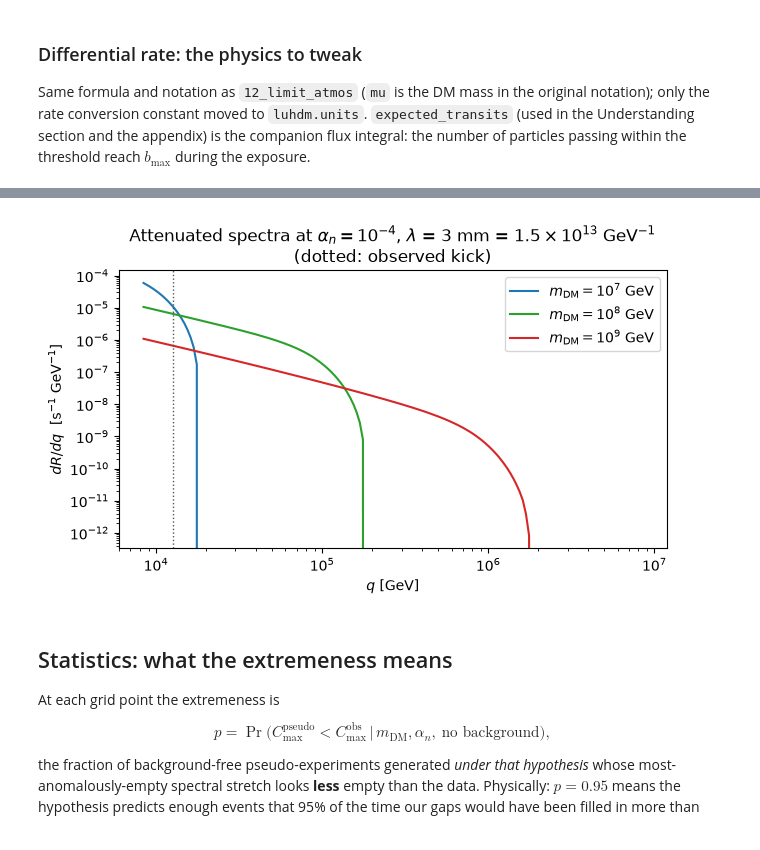
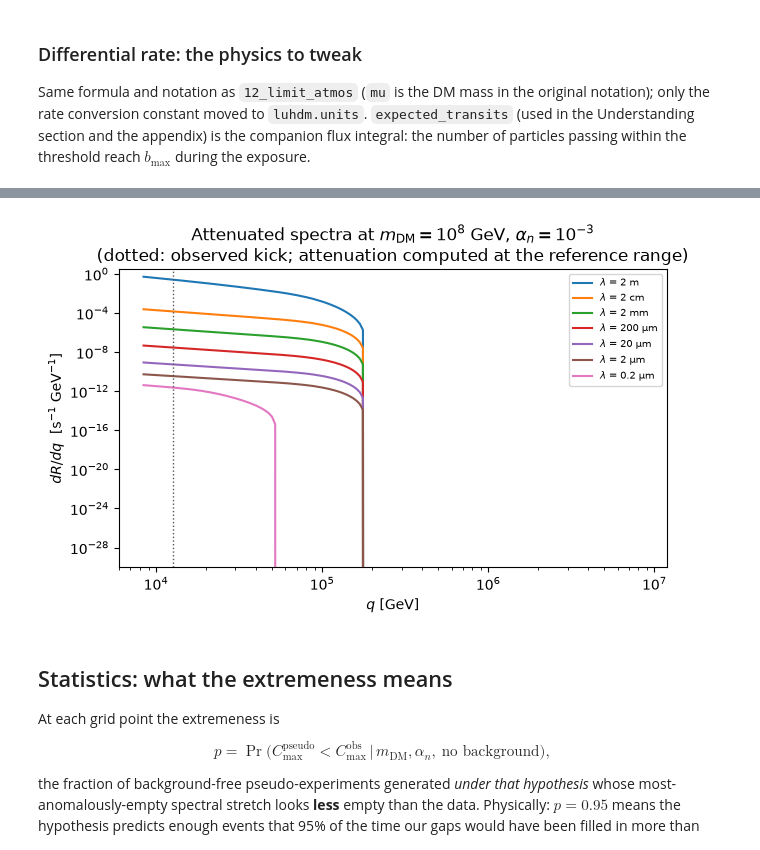
Before and after one commit to PolonaiseExperiment/luhdm, a Jupyter notebook: notebooks/limit_contour.ipynb, the cells around one changed output, grey strips where cells are left out. Saved outputs shown, nothing was run; the diff lists cells and outputs as text; code cells hidden in the pictures.

```diff
--- a/notebooks/limit_contour.ipynb
+++ b/notebooks/limit_contour.ipynb
@@ -103,7 +151,7 @@ original notation); only the rate conversion constant moved to `luhdm.units`.
 the companion flux integral: the number of particles passing within the
 threshold reach $b_\text{max}$ during the exposure.
 # %%
-def differential_rate_trapz(qs, alpha_n, lamb, mu, R_eff, f_v_f, dsigma_interpolant):
+def differential_rate_trapz(qs, alpha_n, mu, f_v_f, xs):
     '''dR/dq via trapz (mu = m_DM in the original notation).'''
     alpha = alpha_n * config.N_NEUTRONS
     n_dm = halo.number_density_dm(mu)
@@ -115,12 +163,9 @@ def differential_rate_trapz(qs, alpha_n, lamb, mu, R_eff, f_v_f, dsigma_interpol
 
     results = []
     for q in qs:
-        v_min = q / mu
-        mask = vs_global >= v_min
+        mask = vs_global >= q / mu
         vs = vs_global[mask]
-        fvf = f_vf_grid[mask]
-        integrand = n_dm * fvf * vs * cross_section.dsigma_dq(
-            q, alpha, lamb, R_eff, vs, dsigma_interpolant)
+        integrand = n_dm * f_vf_grid[mask] * vs * dsigma_dq_any(q, alpha, vs, xs)
         results.append(np.trapezoid(integrand, vs) * units.CONV2RATE)
 
     return np.maximum(np.array(results), 0)
@@ -129,11 +174,13 @@ def differential_rate_trapz(qs, alpha_n, lamb, mu, R_eff, f_v_f, dsigma_interpol
 v_i_samples = atmosphere.sample_shm(int(1e5))  # SHM at the top of the atmosphere
 
 
-def expected_transits(alpha_n, mu, f_v_f):
+def expected_transits(alpha_n, mu, f_v_f, xs):
     # expected flybys within the threshold reach during the exposure (mu = m_DM)
     alpha = alpha_n * config.N_NEUTRONS
     vs = np.geomspace(max(Q_THRESH / mu, 1e-8), config.VESC, 300)
-    b = cross_section.impact_parameter_max(Q_THRESH, alpha, LAMB, R_eff, vs)
+    b_max = (cross_section.impact_parameter_max_ln if xs["use_ln"]
+             else cross_section.impact_parameter_max)
+    b = b_max(Q_THRESH, alpha, xs["lamb"], R_eff, vs)
     n_m3 = 0.3 / mu * 1e6  # rho = 0.3 GeV/cm^3 -> 1/m^3
     return T_TOTAL * np.trapezoid(
         f_v_f(vs) * n_m3 * (vs * units.C_M_S) * np.pi * b**2, vs)
@@ -145,27 +194,31 @@ spectra figure in `12_limit_atmos`).
 # %%
-ALPHA_N_SHOW = 1e-4
+ALPHA_N_SHOW = 1e-3
+M_SHOW = 1e8
 qs_plot = np.geomspace(Q_THRESH, 1000 * Q_THRESH, 160)
 
-fig, ax = plt.subplots(figsize=(6.5, 4))
-for m, color in [(1e7, "#1f77b4"), (1e8, "#2ca02c"), (1e9, "#d62728")]:
-    v_min = qs_plot.min() / m / 10
-    v_f_samples = atmosphere.compute_v_f_distribution(
-        ALPHA_N_SHOW, LAMB, m, v_i_samples, v_min=v_min, n_grid=80)
-    f_v_f = atmosphere.compute_f_vf(v_f_samples, v_min)[0]
+v_min_show = qs_plot.min() / M_SHOW / 10
+v_f_show = atmosphere.compute_v_f_distribution(
+    ALPHA_N_SHOW, LAMB_REF, M_SHOW, v_i_samples, v_min=v_min_show, n_grid=80)
+f_v_f_show = atmosphere.compute_f_vf(v_f_show, v_min_show)[0]
+
+fig, ax = plt.subplots(figsize=(6.5, 4.2))
+for tag, lamb, color in LAMBDAS:
     ax.loglog(qs_plot,
-              differential_rate_trapz(qs_plot, ALPHA_N_SHOW, LAMB, m, R_eff,
-                                      f_v_f, interpolant),
-              color=color, label=rf"$m_{{\rm DM}} = 10^{{{int(np.log10(m))}}}$ GeV")
+              differential_rate_trapz(qs_plot, ALPHA_N_SHOW, M_SHOW,
+                                      f_v_f_show, XSEC[tag]),
+              color=color, label=lamb_label(lamb).split(" = $")[0])
 for q_ev in EVENTS:
     ax.axvline(q_ev, color="#555555", lw=1, ls=":")
+ax.set_ylim(bottom=1e-30)
 ax.set_xlabel(r"$q$ [GeV]")
 ax.set_ylabel(r"$dR/dq$  [s$^{-1}$ GeV$^{-1}$]")
-ax.set_title(rf"Attenuated spectra at $\alpha_n = 10^{{-4}}$, " + lamb_label(LAMB)
-             + "\n(dotted: observed kick)")
-ax.legend()
+ax.set_title(rf"Attenuated spectra at $m_{{\rm DM}} = 10^8$ GeV, "
+             rf"$\alpha_n = 10^{{-3}}$" + "\n(dotted: observed kick; "
+             "attenuation computed at the reference range)")
+ax.legend(fontsize=7)
 fig.tight_layout()
 # %% [output]
-[figure, old version]
+[figure, new version]
 # %% [markdown]
 ## Statistics: what the extremeness means
 
```
Also changed, not shown: parts of 26 cells of this notebook, 13 other files.
